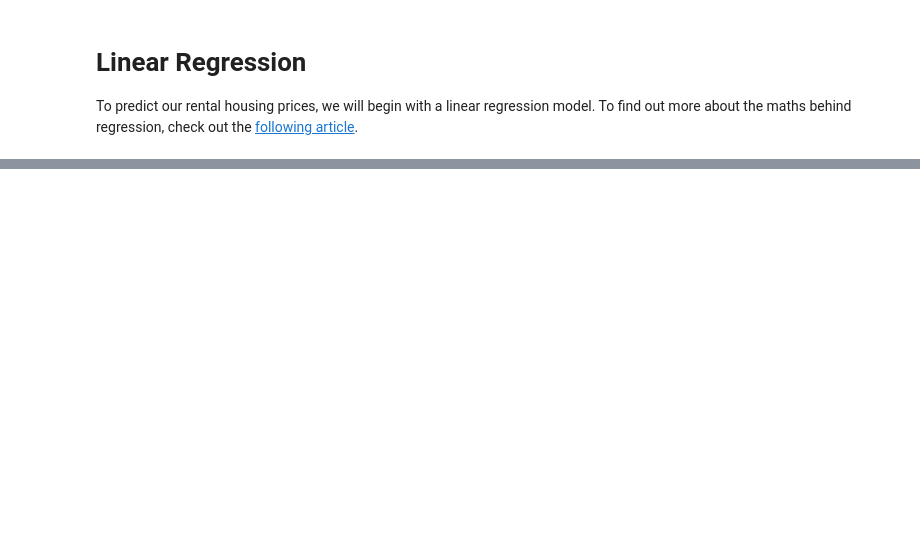
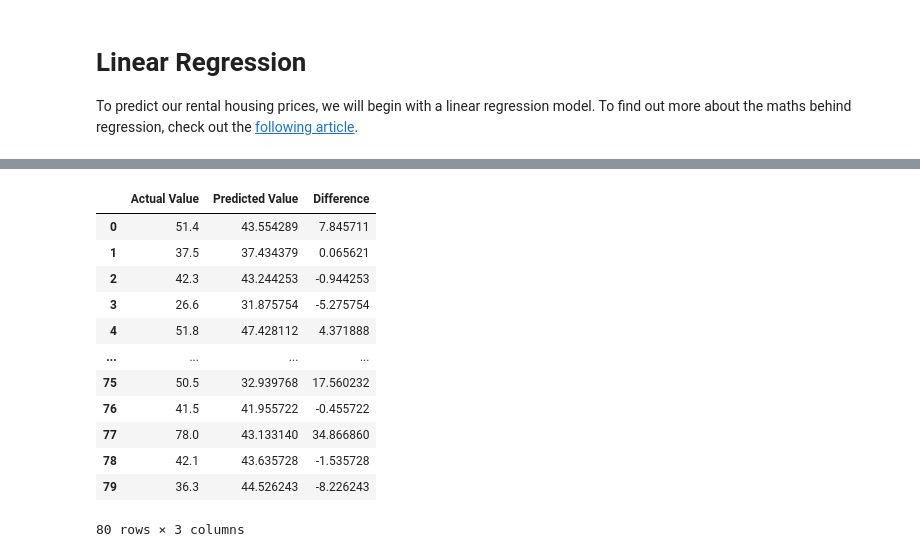
Before and after one commit to ufomaok/rent, a Jupyter notebook: code/model/linreg.ipynb, the cells around one changed output, grey strips where cells are left out. Saved outputs shown, nothing was run; the diff lists cells and outputs as text; code cells hidden in the pictures; blank space fills up the shorter version.

```diff
--- a/code/model/linreg.ipynb
+++ b/code/model/linreg.ipynb
@@ -52,0 +100,19 @@ print(predict_y[:10])
+# %%
+#Predicted Values
+
+pred_y_df = pd.DataFrame({'Actual Value': y_test, 'Predicted Value': y_pred, 'Difference': y_test-y_pred})
+pred_y_df
+# %% [output]
+|  | Actual Value | Predicted Value | Difference |
+| 0 | 51.4 | 43.554289 | 7.845711 |
+| 1 | 37.5 | 37.434379 | 0.065621 |
+| 2 | 42.3 | 43.244253 | -0.944253 |
+| 3 | 26.6 | 31.875754 | -5.275754 |
+| 4 | 51.8 | 47.428112 | 4.371888 |
+| ... | ... | ... | ... |
+| 75 | 50.5 | 32.939768 | 17.560232 |
+| 76 | 41.5 | 41.955722 | -0.455722 |
+| 77 | 78.0 | 43.133140 | 34.866860 |
+| 78 | 42.1 | 43.635728 | -1.535728 |
+| 79 | 36.3 | 44.526243 | -8.226243 |
+80 rows × 3 columns
```
Also changed, not shown: parts of 9 cells of this notebook, 3 other files.
